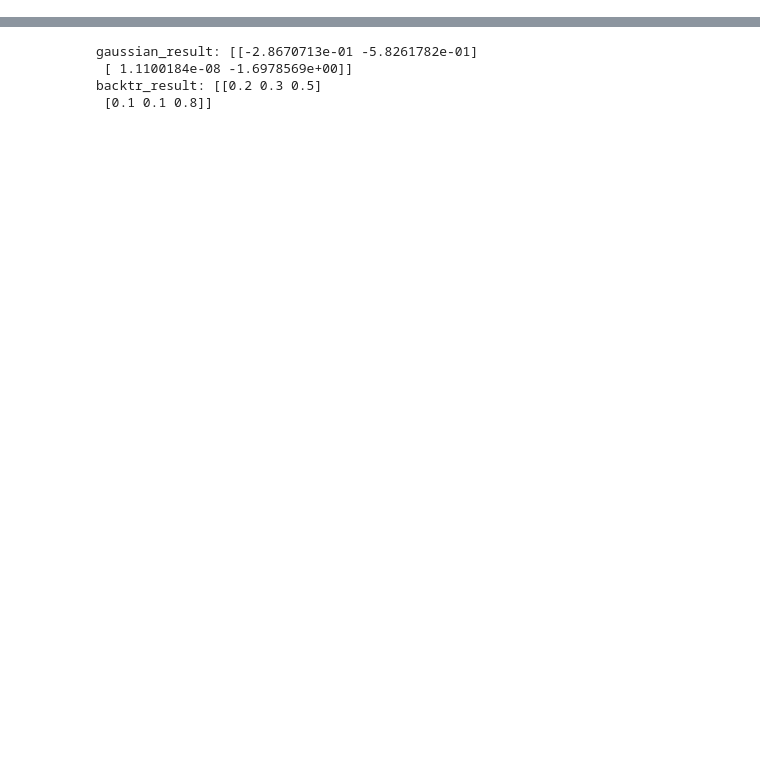
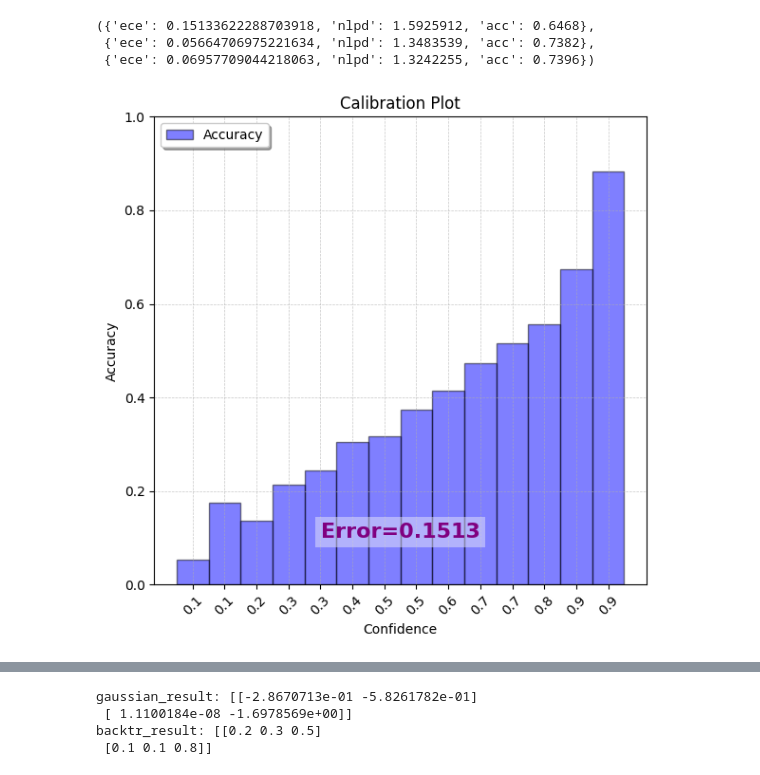
Before and after one commit to mxrz1/SGN_patching, a Jupyter notebook: notebooks/sampling.ipynb, the cells around one changed output, grey strips where cells are left out. Cells and saved outputs as stored; diff of their text form; code cells hidden in the pictures; blank space fills up the shorter version.

```diff
--- a/notebooks/sampling.ipynb
+++ b/notebooks/sampling.ipynb
@@ -20,5 +36,5 @@ tfb = tfp.bijectors
 # %%
-def load_model_checkpoint(model, checkpoint_dir):
+def load_model_checkpoint(model, checkpoint_path):
     """
     Restores the model weights from the specified checkpoint directory.
 
@@ -27,12 +43,8 @@ def load_model_checkpoint(model, checkpoint_dir):
         checkpoint_dir (str): Directory containing the saved checkpoint.
     """
     checkpoint = tf.train.Checkpoint(model=model)
-    latest_checkpoint = tf.train.latest_checkpoint(checkpoint_dir)
-    if latest_checkpoint:
-        checkpoint.restore(latest_checkpoint).expect_partial()
-        print(f"Model weights restored from {latest_checkpoint}")
-    else:
-        print(f"No checkpoint found in {checkpoint_dir}")
+    checkpoint.restore(checkpoint_path).assert_existing_objects_matched()
+    print("Checkpoint delta successfully restored!")
 
 # Load and Preprocess CIFAR-10/100 Dataset
 def load_dataset(
@@ -58,7 +70,8 @@ def load_dataset(
     clean_test_builder = ub.datasets.get(
         dataset_name,
         data_dir=data_dir,
-        split=tfds.Split.TEST
+        split=tfds.Split.TEST,
+        download_data=True,
     )
     dataset = clean_test_builder.load(batch_size=batch_size)
 
@@ -340,8 +481,8 @@ Model weights restored from /home/baumana1/work/data/sgn_results_wrong/cifar10sg
 # %%
 locs_ls, labels_ls = evaluate_ls(
-    dataset_name='cifar10',
-    checkpoint_dir='/home/baumana1/work/data/sgn_results_wrong/cifar10ls/no_noise',
-    num_classes=10,
+    dataset_name='cifar100',
+    checkpoint_dir='/home/baumana1/work/data/sgn_results_wrong/cifar100ls/no_noise/checkpoint-7',
+    num_classes=100,
 )
 # %% [output]
 WARNING:absl:options.experimental_threading is deprecated. Use options.threading instead.
@@ -367,0 +507,15 @@ WARNING:tensorflow:6 out of the last 6 calls to <function KerasMetric._add_predi
+# %%
+metrics_ls = compute_metrics(probs_ls, labels_ls)
+metrics_sgn = compute_metrics(probs_sgn, labels_sgn)
+metrics_sgn_mc = compute_metrics(probs_sgn_mc, labels_sgn)
+
+metrics_ls, metrics_sgn, metrics_sgn_mc
+# %% [output]
+({'ece': 0.15133622288703918, 'nlpd': 1.5925912, 'acc': 0.6468},
+ {'ece': 0.05664706975221634, 'nlpd': 1.3483539, 'acc': 0.7382},
+ {'ece': 0.06957709044218063, 'nlpd': 1.3242255, 'acc': 0.7396})
+# %%
+df_ls = make_calibration_df(probs_ls, labels_ls)
+plot_calibration(df_ls, error=metrics_ls['ece'])
+# %% [output]
+[figure, added]
```
Also changed, not shown: parts of 12 cells of this notebook.
